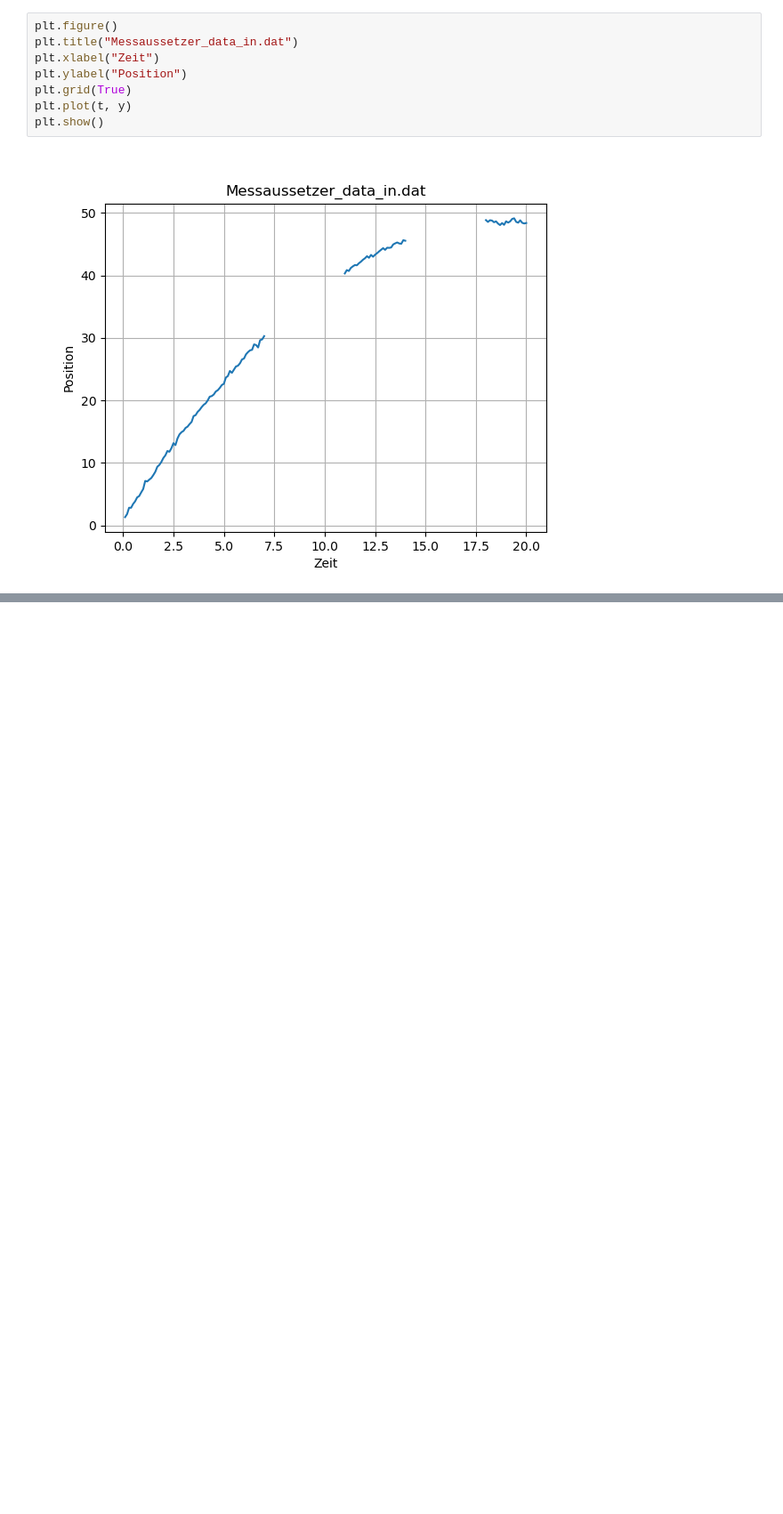
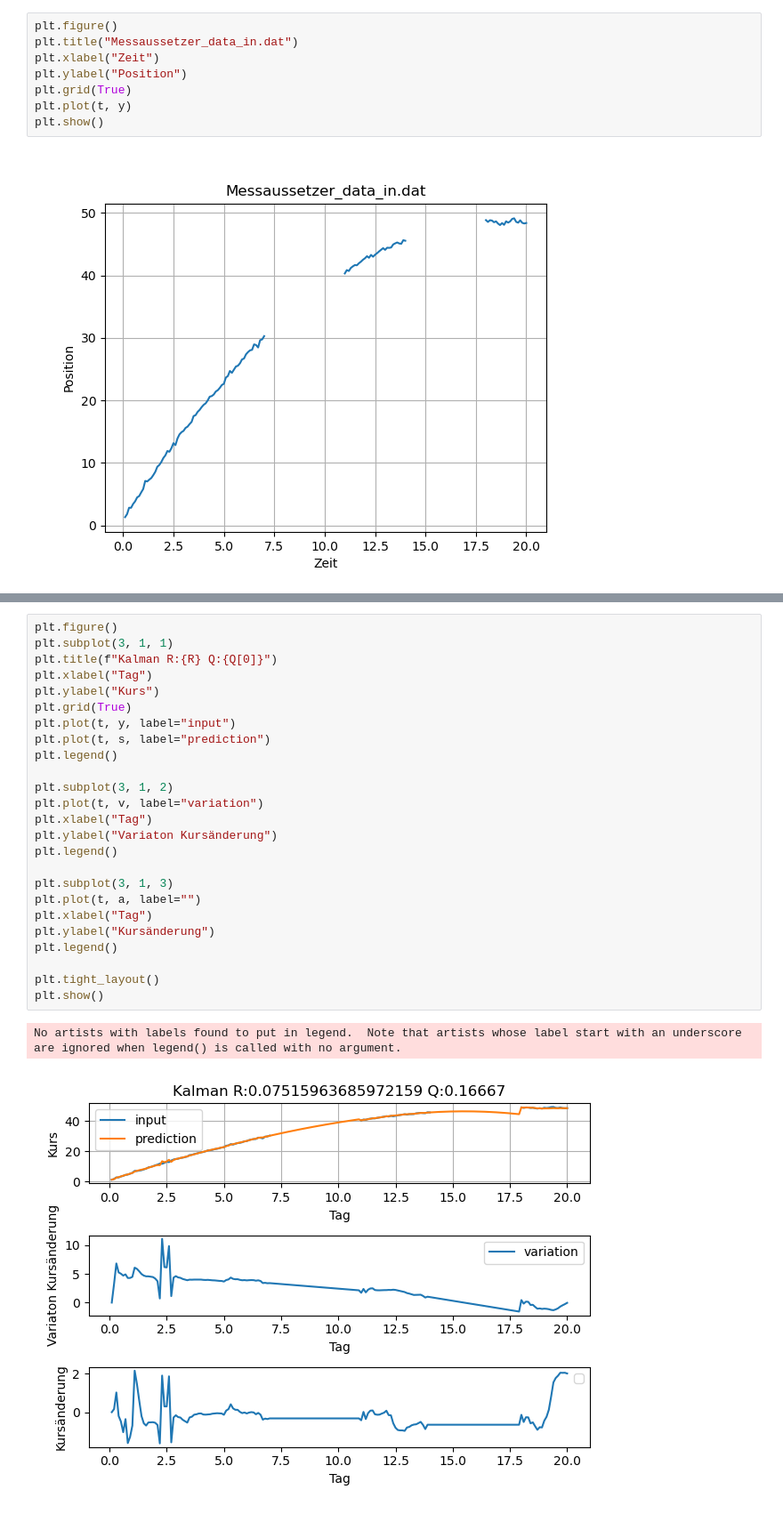
Before and after one commit to rumexcrisp/aim_datafusion, a Jupyter notebook: lab_2.ipynb, the cells around one changed output, grey strips where cells are left out. Shown: that part at 89% size. Cells and saved outputs as stored; diff of their text form; blank space fills up the shorter version.

```diff
--- a/lab_2.ipynb
+++ b/lab_2.ipynb
@@ -126,0 +370,28 @@ plt.show()
+# %%
+plt.figure()
+plt.subplot(3, 1, 1)
+plt.title(f"Kalman R:{R} Q:{Q[0]}")
+plt.xlabel("Tag")
+plt.ylabel("Kurs")
+plt.grid(True)
+plt.plot(t, y, label="input")
+plt.plot(t, s, label="prediction")
+plt.legend()
+
+plt.subplot(3, 1, 2)
+plt.plot(t, v, label="variation")
+plt.xlabel("Tag")
+plt.ylabel("Variaton Kursänderung")
+plt.legend()
+
+plt.subplot(3, 1, 3)
+plt.plot(t, a, label="")
+plt.xlabel("Tag")
+plt.ylabel("Kursänderung")
+plt.legend()
+
+plt.tight_layout()
+plt.show()
+# %% [output]
+No artists with labels found to put in legend.  Note that artists whose label start with an underscore are ignored when legend() is called with no argument.
+[figure, added]
```
Also changed, not shown: parts of 15 cells of this notebook.
